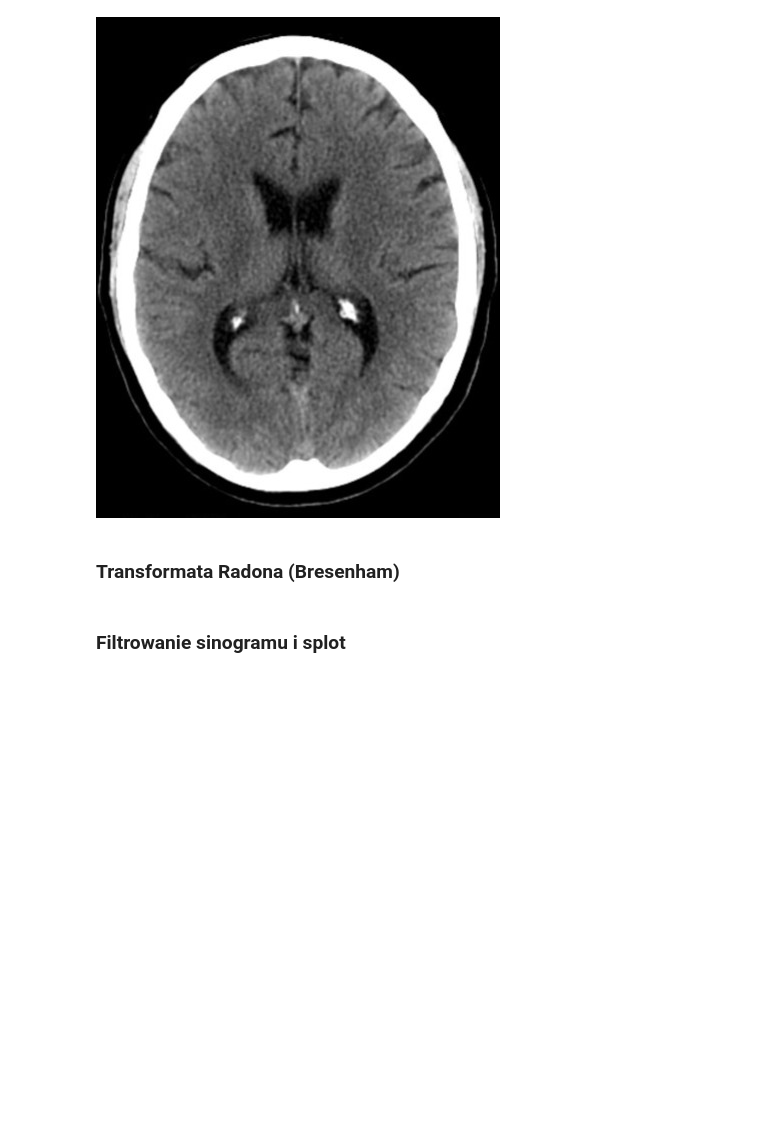
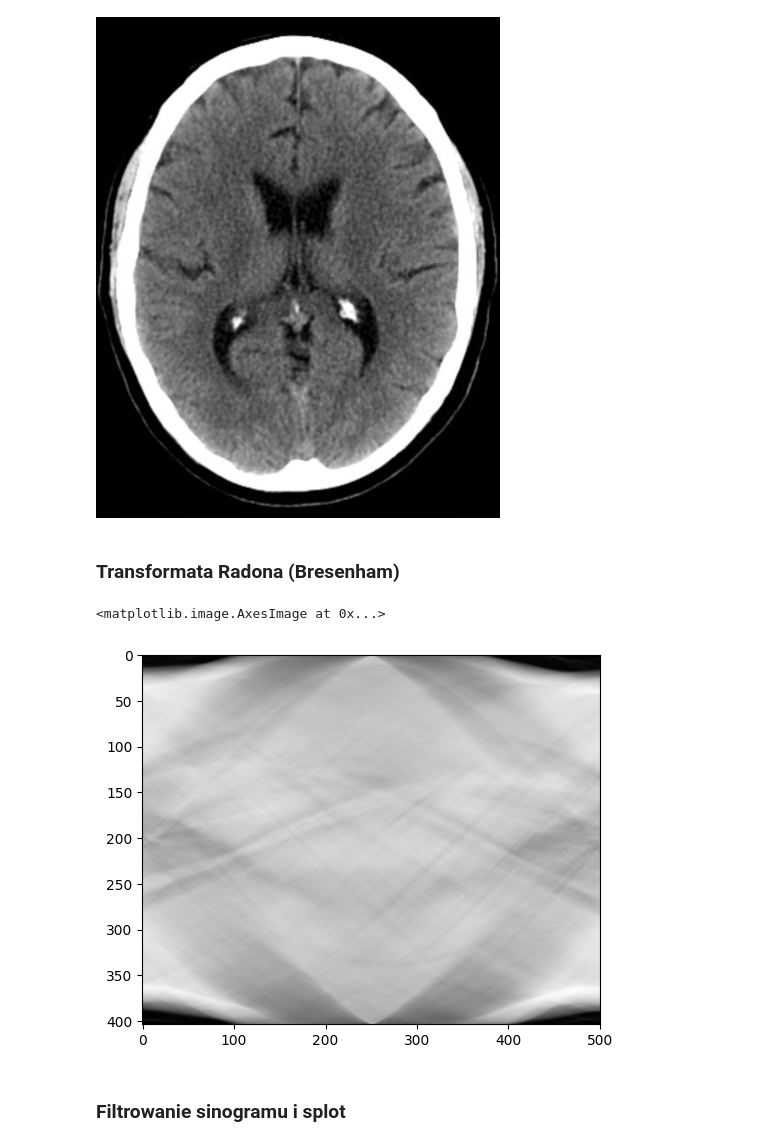
Before and after one commit to viatrix17/Symulacja-Tomografu, a Jupyter notebook: symulacja_tomografu.ipynb, the cells around one changed output. Drawn from its saved outputs; the diff is of its cells as text; code cells hidden in the pictures; blank space fills up the shorter version.

Commit message:
radon and inverse radon

```diff
--- a/symulacja_tomografu.ipynb
+++ b/symulacja_tomografu.ipynb
@@ -65,6 +65,22 @@ img
 [figure]
 # %% [markdown]
 ### Transformata Radona (Bresenham)
+# %%
+#import sys
+#!{sys.executable} -m pip install -U scikit-image
+#odkomentuj jeśli nie działa
+import numpy as np
+from skimage.data import shepp_logan_phantom
+from skimage.transform import radon, rescale
+
+image = np.array(img)
+
+sinogram = radon(image, theta=np.linspace(0,180,max(image.shape), endpoint=False))
+
+plt.imshow(sinogram,cmap=plt.cm.Greys_r)
+# %% [output]
+<matplotlib.image.AxesImage at 0x...>
+[figure, added]
 # %% [markdown]
 ### Filtrowanie sinogramu i splot
 # %% [markdown]
```
Also changed, not shown: parts of 1 cell of this notebook.
